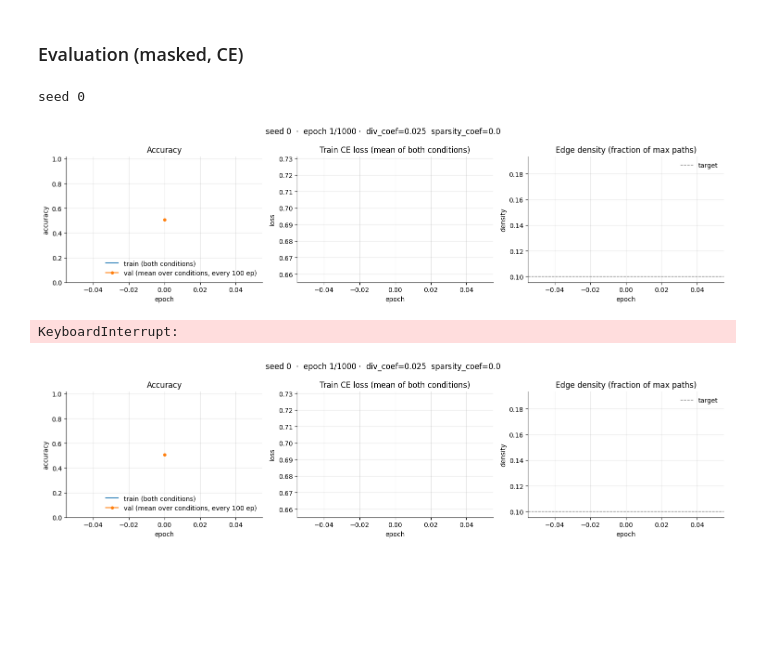
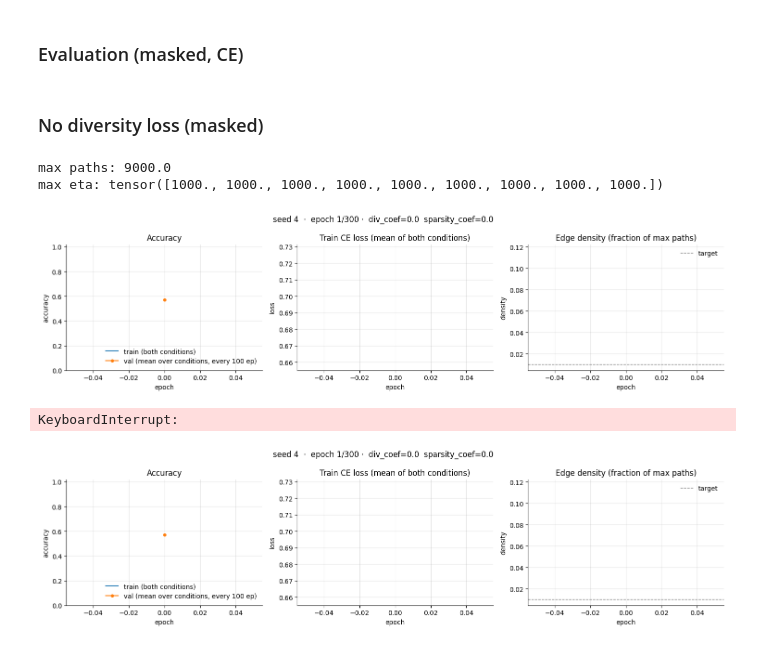
Before and after one commit to aryangarg794/sparse-ood-generalization, a Jupyter notebook: notebooks/basic_multimodality.ipynb, the cells around one changed output. Cells and saved outputs as stored; diff of their text form; code cells hidden in the pictures; blank space fills up the shorter version.

```diff
--- a/notebooks/basic_multimodality.ipynb
+++ b/notebooks/basic_multimodality.ipynb
@@ -985,10 +1039,11 @@ class MaskedTransformerAgent(nn.Module):
                                           out_dim=args.dim,
                                           temp=self.temp, bias=self.bias)
 
-        # Get max eta values for normalization
-        eta = torch.ones((self.w*self.w,self.w*self.w), device=DEVICE)
+        # Get max eta values for normalization; +I per layer accounts for the residual stream
+        block = torch.ones((self.w*self.w,self.w*self.w), device=DEVICE) + torch.eye(self.w*self.w, device=DEVICE)
+        eta = block
         for layer in self.MHA_layers[1:]:
-            eta = torch.ones((self.w*self.w,self.w*self.w), device=DEVICE) @ eta
+            eta = block @ eta
         eta = torch.ones(self.w*self.w, device=DEVICE) @ eta
         self.max_eta = eta
 
@@ -1039,9 +1094,10 @@ class MaskedTransformerAgent(nn.Module):
         return logits
 
     def get_eta(self):
-        o = self.MHA_layers[0].attention_weights
+        eye = torch.eye(self.w*self.w, device=DEVICE).unsqueeze(0)
+        o = self.MHA_layers[0].attention_weights + eye
         for layer in self.MHA_layers[1:]:
-            o = layer.attention_weights @ o
+            o = (layer.attention_weights + eye) @ o
         out_w = self.agg_out.attention_weights.squeeze(1)
         o = out_w @ o
         return o
@@ -1056,8 +1112,6 @@ class MaskedTransformerAgent(nn.Module):
         return out
 
     def _enforce_sparsity(self, paths, alpha):
-        # SPARTAN regime (spartan.py::_enforce_sparsity): squared distance between the
-        # per-sample fraction of surviving paths and the target density alpha.
         num_edges = paths.sum(dim=(-2, -1)) / self.max_paths
         return (alpha - num_edges).pow(2).mean()
 
@@ -1304,15 +1366,17 @@ import numpy as np
 
 
 args = MaskedArgs()
-args.batch_size = 128
+args.batch_size = 256
 args.epochs = 1000
 args.learning_rate = 1e-5
 args.max_grad_norm = 10000.0
 args.num_val = 200
+args.num_train = 4000
 
-args.diversity_coef = 0.025
-args.sparsity_coef = 1.0
+args.diversity_coef = 0.0
+args.sparsity_coef = 0.0
 args.mask_bias = 0.5
+args.target_density = 0.1
 
 args.loss = 'ce'
 args.width = 3
@@ -1345,8 +1409,33 @@ print(f"{'mean':>4} | {m[0, 0]:>14.3f} {m[0, 1]:>7.3f} | {m[1, 0]:>14.3f} {m[1,
 best_a = test[:, :, 0].max(1)
 best_b = test[:, :, 1].max(1)
 print(f"\nbest condition per set:  test_a {best_a.mean():.3f} ± {best_a.std():.3f}   test_b {best_b.mean():.3f} ± {best_b.std():.3f}")
-# %% [output]
-seed 0
-[figure, removed]
-KeyboardInterrupt:
-[figure, removed]
+# %% [markdown]
+### No diversity loss (masked)
+# %%
+import torch
+import numpy as np
+
+args = MaskedArgs()
+args.batch_size = 512
+args.epochs = 300
+args.learning_rate = 3e-4
+args.max_grad_norm = 100.0
+args.num_train = 4000
+
+args.diversity_coef = 0.0
+args.sparsity_coef = 0.0
+args.entropy_coef = 0.0
+args.mask_bias = 0.5
+args.target_density = 0.01
+args.loss = 'ce'
+args.width = 3
+args.num_layers = 3
+
+val_acc_masked_nodiv, test_accs_masked_nodiv, model_masked_nodiv = train_masked(args, seed=4)
+print(f"val acc (mean over conditions): {val_acc_masked_nodiv:.3f} | edge density: {model_masked_nodiv.last_density:.3f}")
+# %% [output]
+max paths: 9000.0
+max eta: tensor([1000., 1000., 1000., 1000., 1000., 1000., 1000., 1000., 1000.])
+[figure, added]
+KeyboardInterrupt:
+[figure, added]
```
Also changed, not shown: parts of 7 cells of this notebook, 18 other files.
